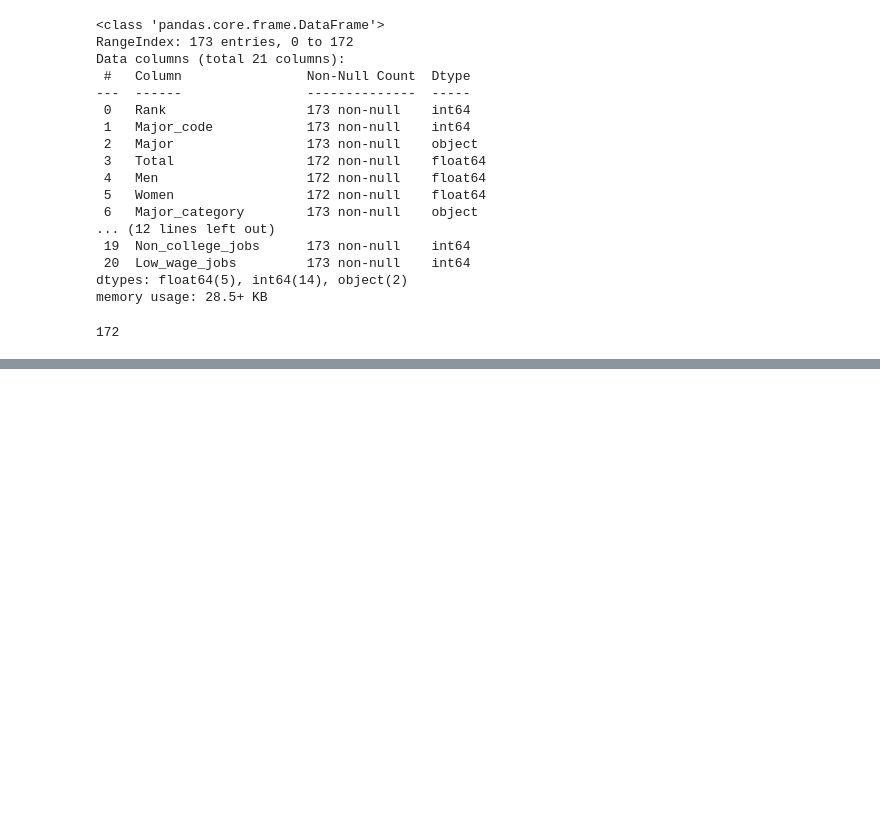
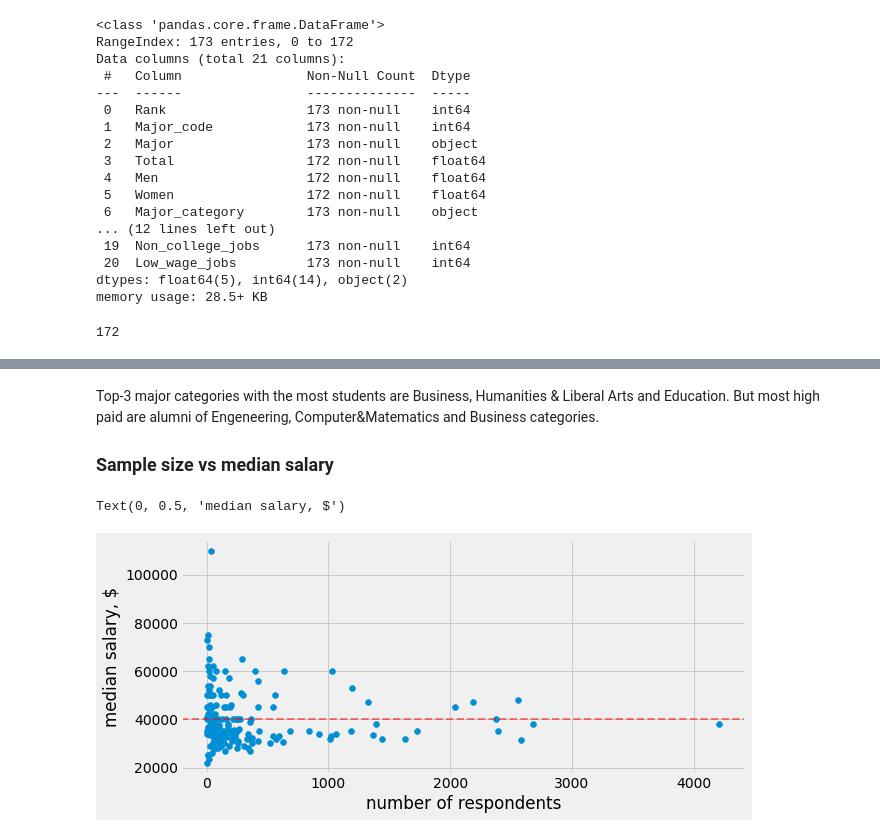
Before and after one commit to kafka-polka-dot/jupyter_projects, a Jupyter notebook: visualize_majors/College_majors.ipynb, the cells around one changed output, grey strips where cells are left out. Saved outputs shown, nothing was run; the diff lists cells and outputs as text; code cells hidden in the pictures; blank space fills up the shorter version.

```diff
--- a/visualize_majors/College_majors.ipynb
+++ b/visualize_majors/College_majors.ipynb
@@ -306,0 +147,14 @@ Hex bin plots on median salary showed that among female employers it was even mo
+# %% [markdown]
+Top-3 major categories with the most students are Business, Humanities &  Liberal Arts and Education. But most high paid are alumni of Engeneering, Computer&Matematics and Business categories.
+
+### Sample size vs median salary
+# %%
+# plot median salary vs sample sizes
+fig, ax = plt.subplots(figsize=(9,4))
+ax.scatter(x=grads['Sample_size'], y=grads['Median'])
+ax.axhline(grads['Median'].mean(), color = 'red', alpha = 0.5, ls = '--', lw = 2)
+ax.set_xlabel('number of respondents')
+ax.set_ylabel('median salary, $')
+# %% [output]
+Text(0, 0.5, 'median salary, $')
+[figure, added]
```
Also changed, not shown: parts of 76 cells of this notebook.
